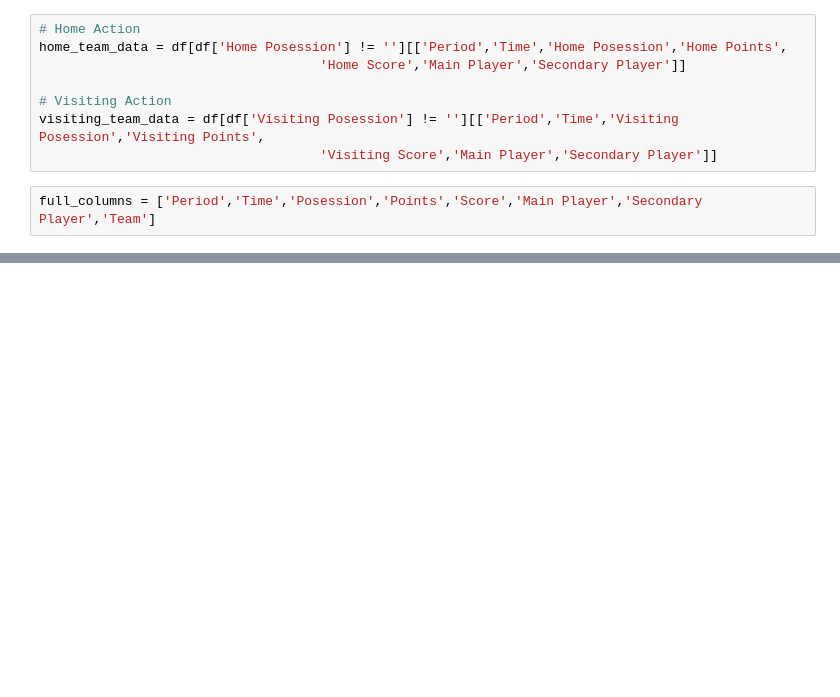
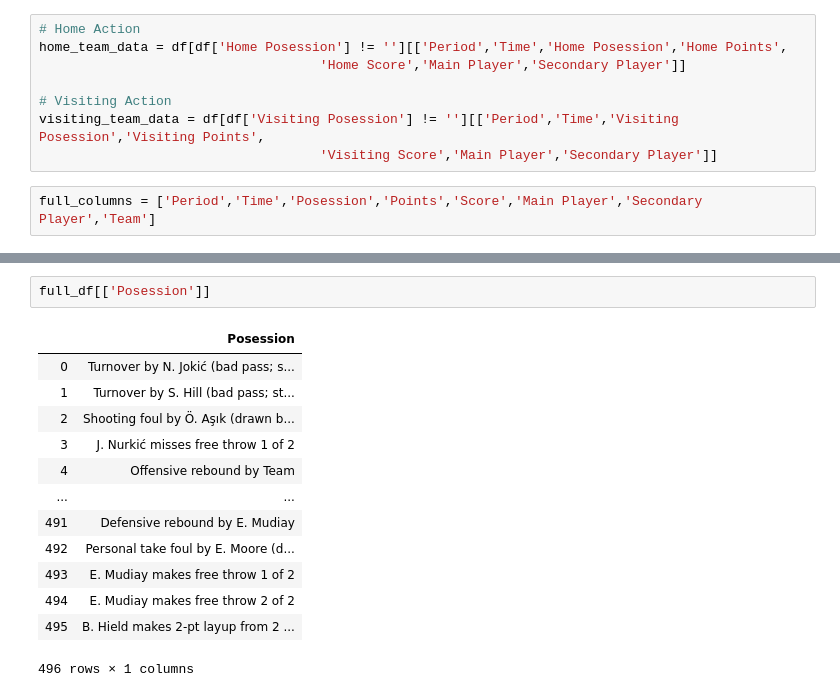
Before and after one commit to anchorP34/NBA-Analysis, a Jupyter notebook: Initial Web Scraping Analysis.ipynb, the cells around one changed output, grey strips where cells are left out. Drawn from its saved outputs; the diff is of its cells as text; blank space fills up the shorter version.

```diff
--- a/Initial Web Scraping Analysis.ipynb
+++ b/Initial Web Scraping Analysis.ipynb
@@ -214,0 +252,16 @@ home_team_data.append(visiting_team_data).sort_index()
+# %%
+full_df[['Posession']]
+# %% [output]
+|  | Posession |
+| 0 | Turnover by N. Jokić (bad pass; s... |
+| 1 | Turnover by S. Hill (bad pass; st... |
+| 2 | Shooting foul by Ö. Aşık (drawn b... |
+| 3 | J. Nurkić misses free throw 1 of 2 |
+| 4 | Offensive rebound by Team |
+| ... | ... |
+| 491 | Defensive rebound by E. Mudiay |
+| 492 | Personal take foul by E. Moore (d... |
+| 493 | E. Mudiay makes free throw 1 of 2 |
+| 494 | E. Mudiay makes free throw 2 of 2 |
+| 495 | B. Hield makes 2-pt layup from 2 ... |
+496 rows × 1 columns
```
Also changed, not shown: parts of 16 cells of this notebook, 4 other files.
